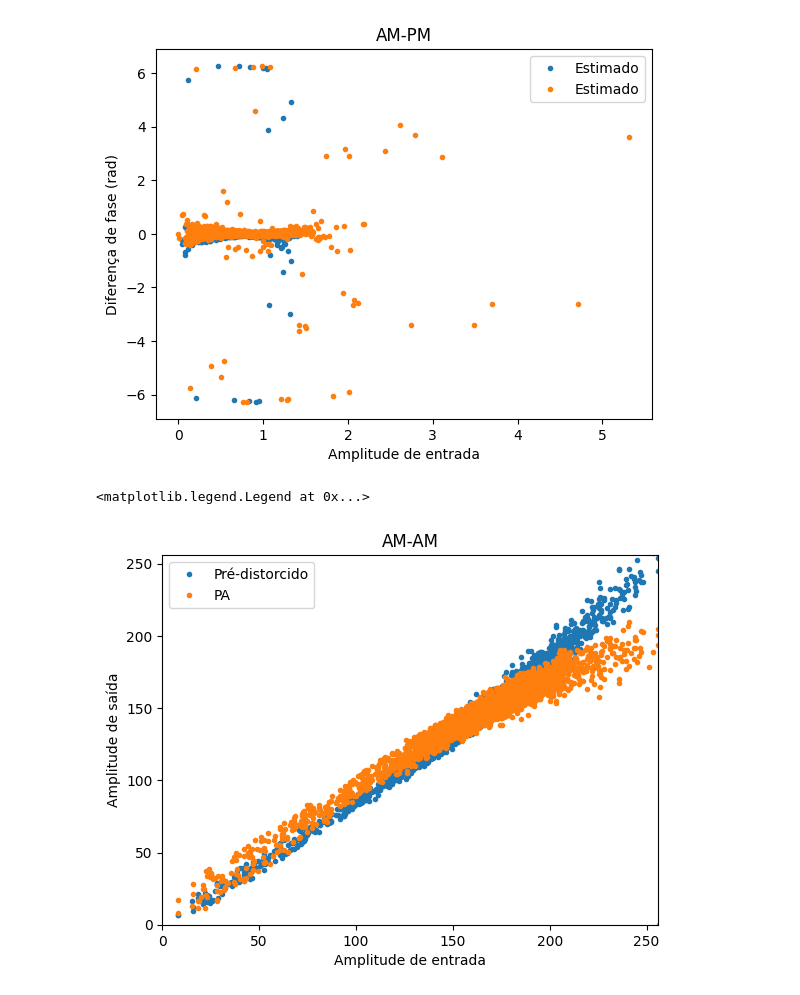
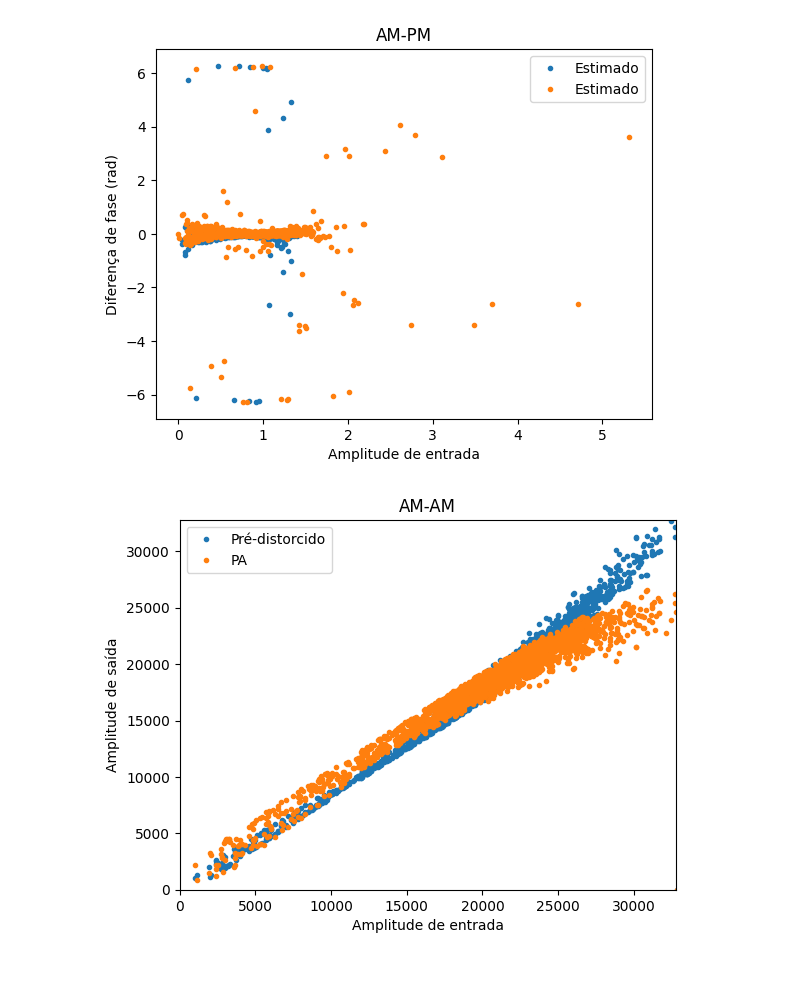
Before and after one commit to Je-Leo-AS/DPD, a Jupyter notebook: Atividades/Atividade 5/MP.ipynb, the cells around one changed output. Saved outputs shown, nothing was run; the diff lists cells and outputs as text; code cells hidden in the pictures.

```diff
--- a/Atividades/Atividade 5/MP.ipynb
+++ b/Atividades/Atividade 5/MP.ipynb
@@ -176,36 +176,36 @@ coefficients_norm_pre, _, _, _ = np.linalg.lstsq(XX_ext_pre , in_ext_norm[M*2:],
 # %%
 M = 1
 P = 2
-p_bits = 8
+p_bits = 15
 # normalização
 in_val_fixed = np.round(in_val_norm * (2 ** p_bits))
 out_val_fixed = np.round(out_val_norm * (2 ** p_bits))
 in_ext_fixed = np.round(in_ext_norm * (2 ** p_bits))
 out_ext_fixed = np.round(out_ext_norm * (2 ** p_bits))
 
 # calculo dos coeficientes do modelo do PA
 
 
 predicted_val_ext = XX_ext_pa @ coefficients_norm_pa
 
 # modelo do PA
 XX_val_PA = mp_int(P, M, in_val_fixed, p_bits)
 predicted_val_fixed_PA, e_bits = MultiplicadorMatrizes(coefficients_norm_pa, XX_val_PA, p_bits)
 
 # modelo do predistocedor
 XX_val_pre = mp_int(P, M, in_val_fixed, p_bits)
 predicted_val_fixed_pre, e_bits = MultiplicadorMatrizes(coefficients_norm_pre, XX_val_pre, p_bits)
 
-plt.figure()
-plt.plot(np.abs(in_val_fixed[M:]), np.abs(predicted_val_fixed_pre), '.', label='Pré-distorcido')
-plt.plot(np.abs(in_val_fixed[M:]), np.abs(predicted_val_fixed_PA), '.', label='PA')
-plt.xlim([0, 2 ** p_bits])
-plt.ylim([0, 2 ** p_bits])
+fig, ax = plt.subplots()
+ax.plot(np.abs(in_val_fixed[M:]), np.abs(predicted_val_fixed_pre), '.', label='Pré-distorcido')
+ax.plot(np.abs(in_val_fixed[M:]), np.abs(predicted_val_fixed_PA), '.', label='PA')
+ax.set_xlim([0, 2 ** p_bits])
+ax.set_ylim([0, 2 ** p_bits])
 
-plt.xlabel('Amplitude de entrada')
-plt.ylabel('Amplitude de saída')
-plt.title('AM-AM')
-plt.legend()
+ax.set_xlabel('Amplitude de entrada')
+ax.set_ylabel('Amplitude de saída')
+ax.set_title('AM-AM')
+ax.legend()
+fig.show()
 # %% [output]
-<matplotlib.legend.Legend at 0x...>
-[figure, old version]
+[figure, new version]
```
Also changed, not shown: parts of 4 cells of this notebook, 5 other files.
